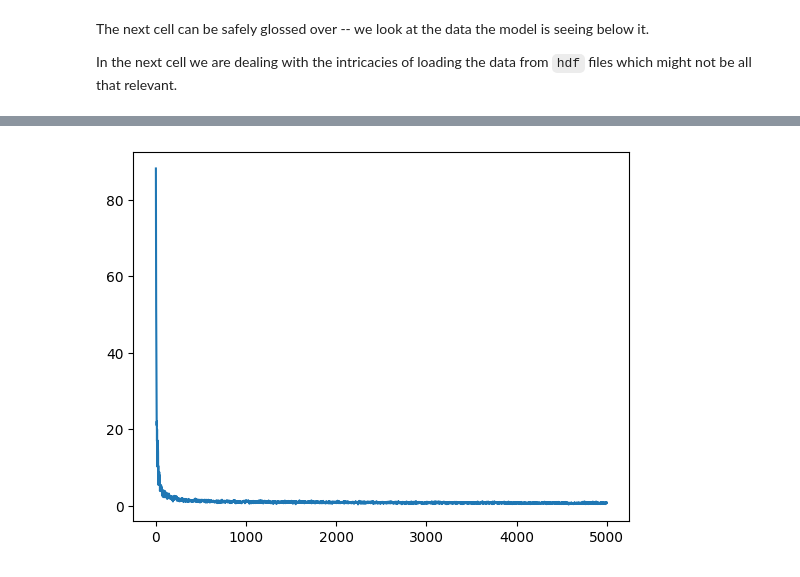
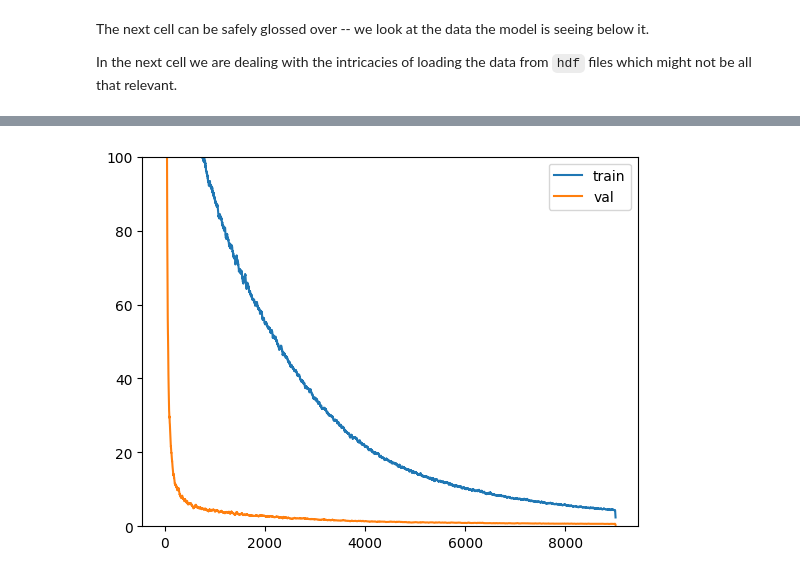
Before and after one commit to LiralabFe/ACT, a Jupyter notebook: Action_Chunking_Transformer.ipynb, the cells around one changed output, grey strips where cells are left out. Drawn from its saved outputs; the diff is of its cells as text; code cells hidden in the pictures.

```diff
--- a/Action_Chunking_Transformer.ipynb
+++ b/Action_Chunking_Transformer.ipynb
@@ -453,25 +454,25 @@ optimizer = torch.optim.AdamW(param_dicts, lr=args['lr'], weight_decay=args['wei
 
 min_val_loss = np.inf
 best_ckpt_info = None
-losses_val = []
+all_losses_val = []
+all_losses_train = []
 for epoch in tqdm(range(args['num_epochs'])):
     # validation
     with torch.inference_mode():
         policy.eval()
         losses = []
+        losses_val = []
         for image_data, qpos_data, action_data, is_pad in val_dataloader:
             image_data, qpos_data, action_data, is_pad = image_data.cuda(), qpos_data.cuda(), action_data.cuda(), is_pad.cuda()
             loss = policy(qpos_data, image_data, action_data, is_pad)
-            losses.append(loss.cpu().numpy())
             losses_val.append(loss.cpu().numpy())
+            all_losses_val.append(loss.cpu().numpy())
 
-        epoch_val_loss = np.mean(losses)
+        epoch_val_loss = np.mean(losses_val)
         if epoch_val_loss < min_val_loss:
             min_val_loss = epoch_val_loss
             best_ckpt_info = (epoch, min_val_loss, deepcopy(policy.state_dict()))
-    if(epoch % args['eval_interval_epochs'] == 0):
-        print(f'\nEpoch {epoch}')
-        print(f'Val loss:   {epoch_val_loss:.5f}')
+
     run.track(epoch_val_loss, name='loss', step=epoch, context={ "subset":"val" })
 
     # training
@@ -480,11 +481,18 @@ for epoch in tqdm(range(args['num_epochs'])):
     for image_data, qpos_data, action_data, is_pad in train_dataloader:
         image_data, qpos_data, action_data, is_pad = image_data.cuda(), qpos_data.cuda(), action_data.cuda(), is_pad.cuda()
         loss = policy(qpos_data, image_data, action_data, is_pad)
+        losses.append(loss.cpu().detach().numpy())
+        all_losses_train.append(loss.cpu().detach().numpy())
 
         # backward
         loss.backward()
         optimizer.step()
         optimizer.zero_grad()
+    if(epoch % args['eval_interval_epochs'] == 0):
+        print(f'\nEpoch {epoch}')
+        print(f'Train loss:   {np.mean(losses):.5f}')
+        print(f'Val loss:   {epoch_val_loss:.5f}')
+
     run.track(loss.item(), name='loss', step=epoch, context={ "subset":"train" })
 
     if epoch != 0 and (epoch % args['eval_interval_epochs'] == 0 or epoch == args['num_epochs']-1):
@@ -532,7 +553,21 @@ Training finished: val loss 0.351927 at epoch 4576
 # %%
-plt.plot(losses_val)
+def low_pass_filter(x, window_size=10):
+    return np.convolve(x, np.ones(window_size)/window_size, mode='same')
+
+v_f = low_pass_filter(all_losses_val, window_size=20)
+t_f = low_pass_filter(all_losses_train, window_size=20)
+
+plt.figure()
+plt.plot(t_f, label="train")
+plt.plot(v_f, label="val")
+
+plt.ylim(0, 100)
+
+plt.legend()
+plt.savefig(f"{args["trained_model_dir"]}loss_plot.png", dpi=300)
+
 plt.show()
 # %% [output]
-[figure, old version]
+[figure, new version]
 # %%
 run.close()
```
Also changed, not shown: parts of 9 cells of this notebook, 7 other files.
